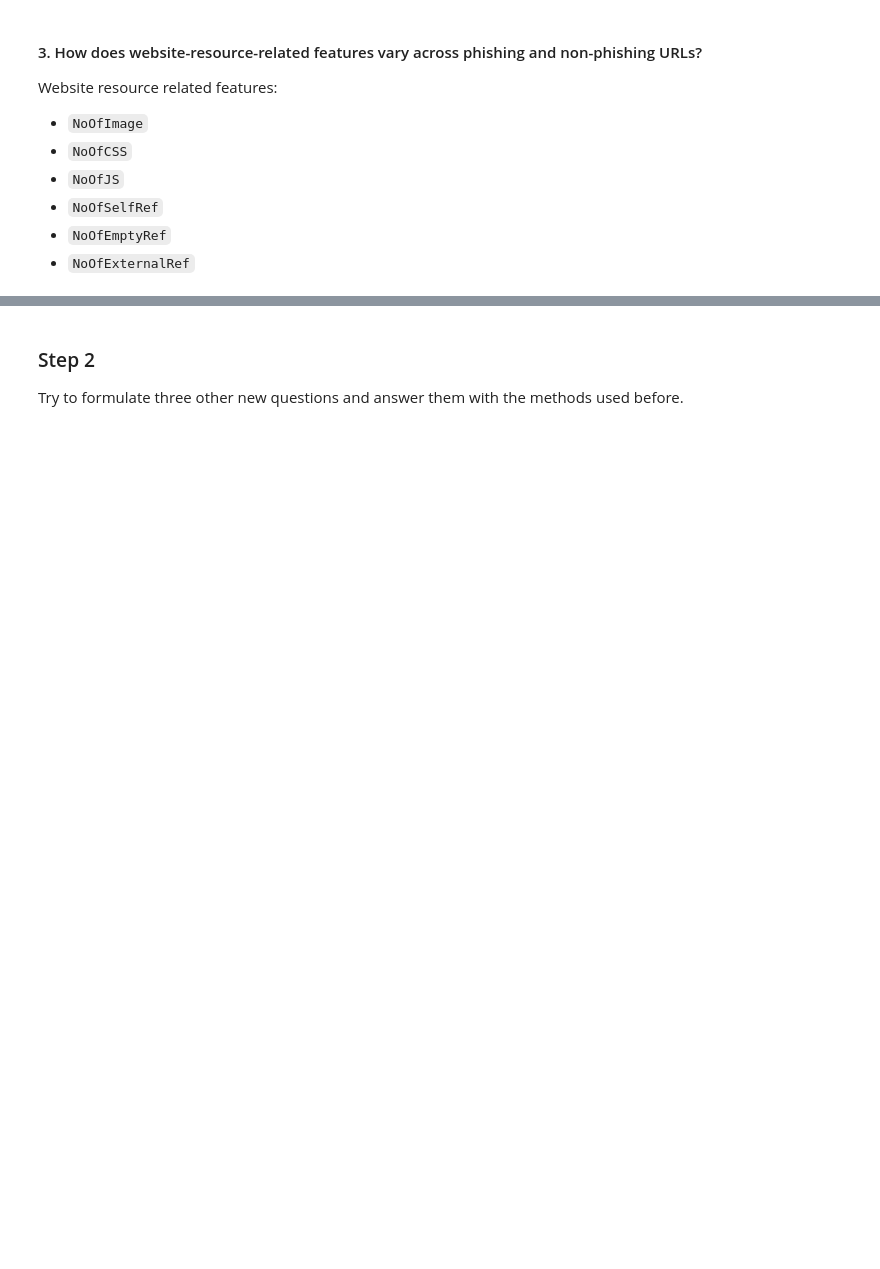
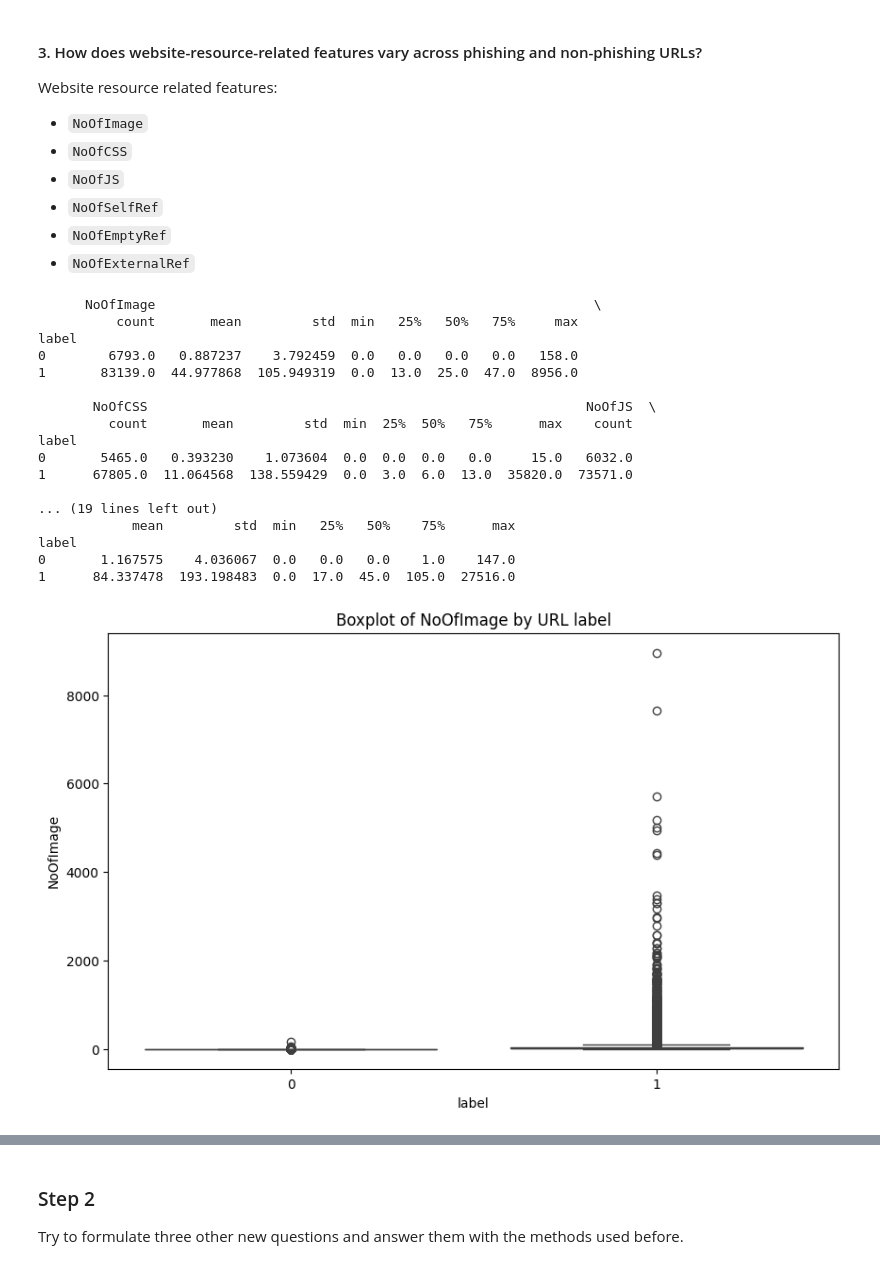
Before and after one commit to AhmadFawwazi/Exploratory-Data-Analysis, a Jupyter notebook: Tucil2_18222108_18222117.ipynb, the cells around one changed output, grey strips where cells are left out. Drawn from its saved outputs; the diff is of its cells as text; code cells hidden in the pictures; blank space fills up the shorter version.

```diff
--- a/Tucil2_18222108_18222117.ipynb
+++ b/Tucil2_18222108_18222117.ipynb
@@ -392,0 +552,41 @@ Website resource related features:
+# %%
+from scipy.stats import mannwhitneyu
+
+# Memeriksa distribusi nilai untuk fitur-fitur yang terkait dengan website resources
+website_features = ['NoOfImage', 'NoOfCSS', 'NoOfJS', 'NoOfSelfRef', 'NoOfEmptyRef', 'NoOfExternalRef']
+
+# Melihat statistik deskriptif berdasarkan label (phishing atau non-phishing)
+print(df[website_features + ['label']].groupby('label').describe())
+
+
+# Membuat boxplot untuk masing-masing fitur
+for feature in website_features:
+    plt.figure(figsize=(10, 6))
+    sns.boxplot(x='label', y=feature, data=df)
+    plt.title(f'Boxplot of {feature} by URL label')
+    plt.show()
+
+# Jika ingin membuat bar chart untuk rata-rata masing-masing fitur
+df.groupby('label')[website_features].mean().plot(kind='bar', figsize=(10, 6))
+plt.title('Average Website Resource Features by URL label (Phishing vs Non-Phishing)')
+plt.ylabel('Average Count')
+plt.show()
+# %% [output]
+      NoOfImage                                                        \
+          count       mean         std  min   25%   50%   75%     max
+label
+0        6793.0   0.887237    3.792459  0.0   0.0   0.0   0.0   158.0
+1       83139.0  44.977868  105.949319  0.0  13.0  25.0  47.0  8956.0
+
+       NoOfCSS                                                        NoOfJS  \
+         count       mean         std  min  25%  50%   75%      max    count
+label
+0       5465.0   0.393230    1.073604  0.0  0.0  0.0   0.0     15.0   6032.0
+1      67805.0  11.064568  138.559429  0.0  3.0  6.0  13.0  35820.0  73571.0
+
+... (19 lines left out)
+            mean         std  min   25%   50%    75%      max
+label
+0       1.167575    4.036067  0.0   0.0   0.0    1.0    147.0
+1      84.337478  193.198483  0.0  17.0  45.0  105.0  27516.0
+[figure, added]
```
Also changed, not shown: parts of 18 cells of this notebook.
